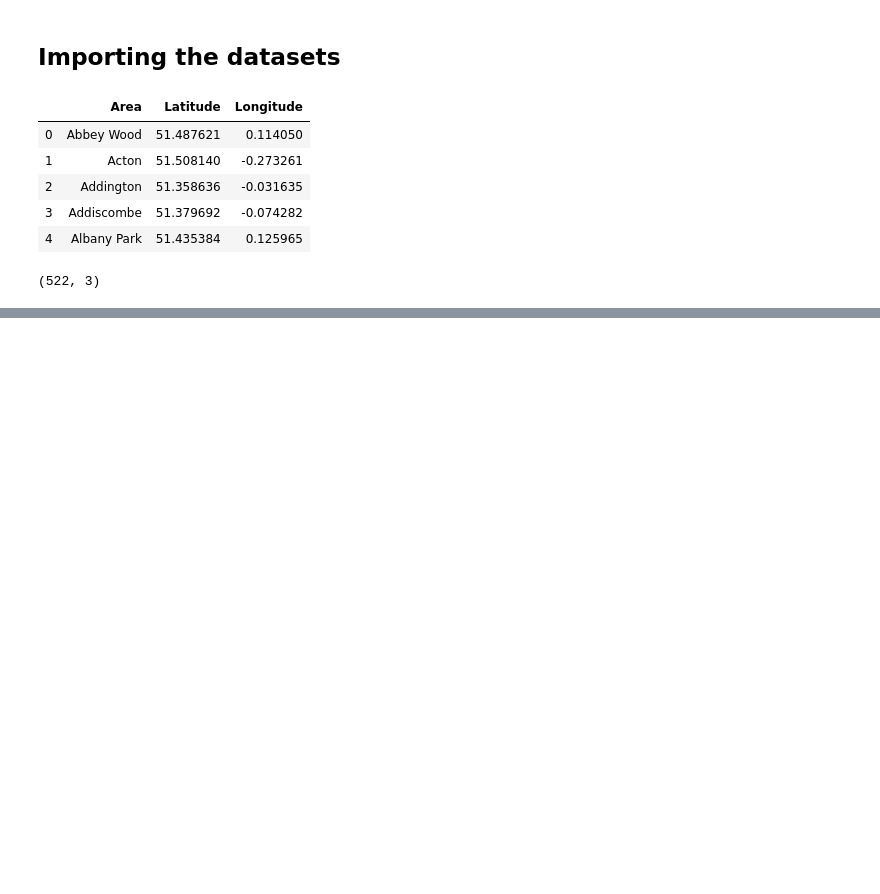
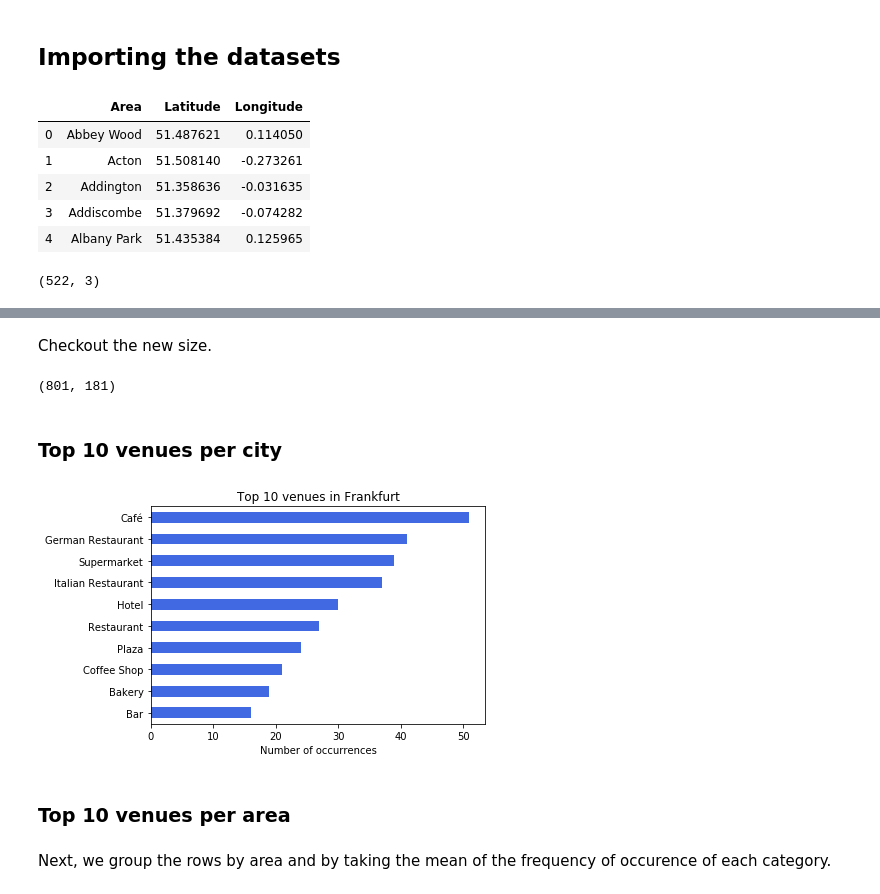
Before and after one commit to leo-hsk/brexit_moving_to_frankfurt, a Jupyter notebook: Data Analysis.ipynb, the cells around one changed output, grey strips where cells are left out. Drawn from its saved outputs; the diff is of its cells as text; code cells hidden in the pictures; blank space fills up the shorter version.

```diff
--- a/Data Analysis.ipynb
+++ b/Data Analysis.ipynb
@@ -113,0 +380,12 @@ map_frankfurt
+# %%
+# one hot encoding
+frankfurt_onehot = pd.get_dummies(frankfurt_venues[['Venue Category']], prefix="", prefix_sep="")
+
+# add area column back to dataframe
+frankfurt_onehot['Area'] = frankfurt_venues['Area']
+
+# move frankfrtt column to the first column
+fixed_columns = [frankfurt_onehot.columns[-1]] + list(frankfurt_onehot.columns[:-1])
+frankfurt_onehot = frankfurt_onehot[fixed_columns]
+
+frankfurt_onehot.head()
@@ -113,0 +400,44 @@ map_frankfurt
+# %% [markdown]
+Checkout the new size.
+# %%
+frankfurt_onehot.shape
+# %% [output]
+(801, 181)
+# %% [markdown]
+### Top 10 venues per city
+# %%
+def get_top_10_venues_city(df):
+    df_copy = df.copy()
+    dicti = {}
+    df_copy.drop(columns="Area", inplace=True)
+
+    for element in df_copy.columns:
+        dicti.update( {element : df_copy[element].sum()})
+
+    sorted_d = dict( sorted(dicti.items(), key=operator.itemgetter(1),reverse=True))
+    #print(sorted_d.items())
+    #print('Dictionary in descending order by value : ',sorted_d)
+    items = list(sorted_d.items())
+    top_10 = []
+    for i in range(10):
+        top_10.append(items[i])
+
+    df_res = pd.DataFrame(top_10, columns=['Venue', 'Number of occurrences'])
+    df_res.set_index('Venue', inplace=True)
+    return df_res
+# %%
+top_10_venues_frankfurt = get_top_10_venues_city(frankfurt_onehot)
+
+top_10_venues_frankfurt.plot(kind="barh", color="royalblue")
+plt.title("Top 10 venues in Frankfurt")
+plt.xlabel("Number of occurrences")
+plt.ylabel("")
+plt.legend().remove()
+plt.gca().invert_yaxis()
+plt.show()
+# %% [output]
+[figure, added]
+# %% [markdown]
+### Top 10 venues per area
+# %% [markdown]
+Next, we group the rows by area and by taking the mean of the frequency of occurence of each category.
```
Also changed, not shown: parts of 105 cells of this notebook, 2 other files.
